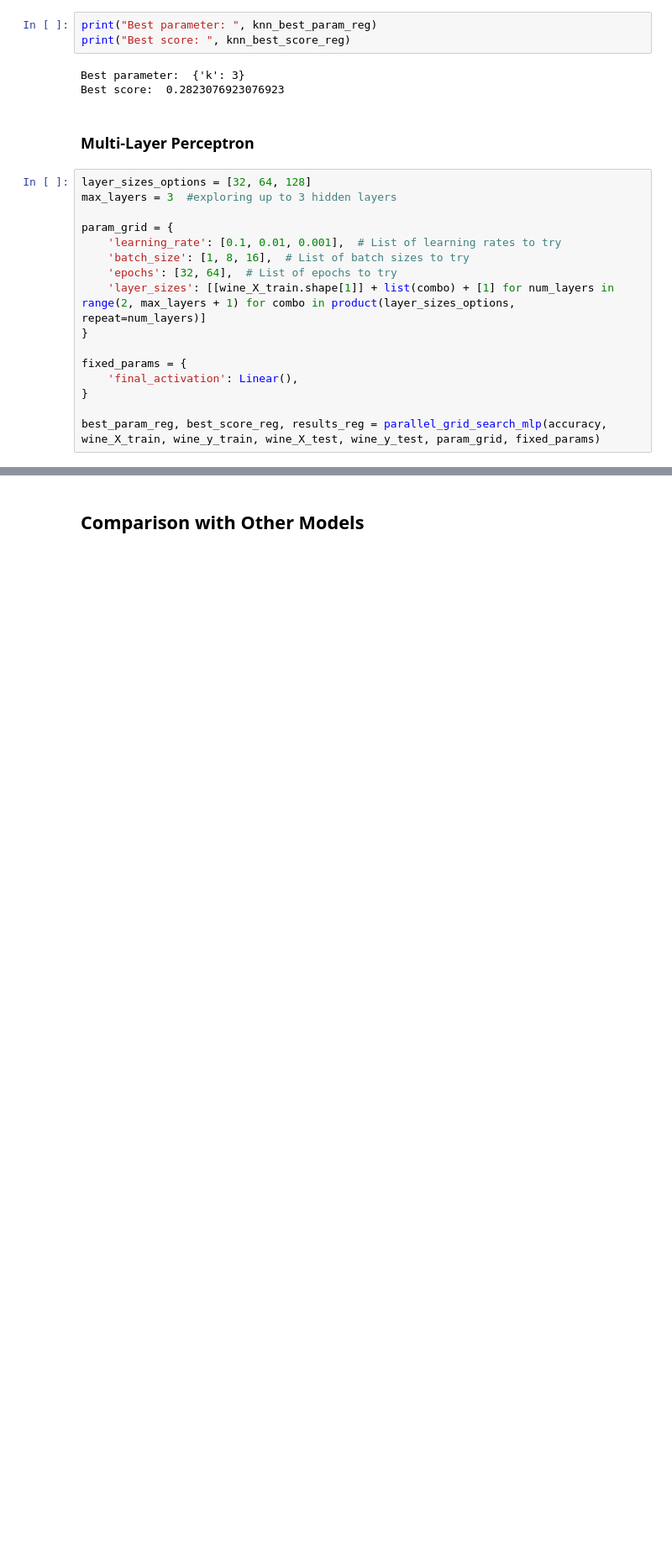
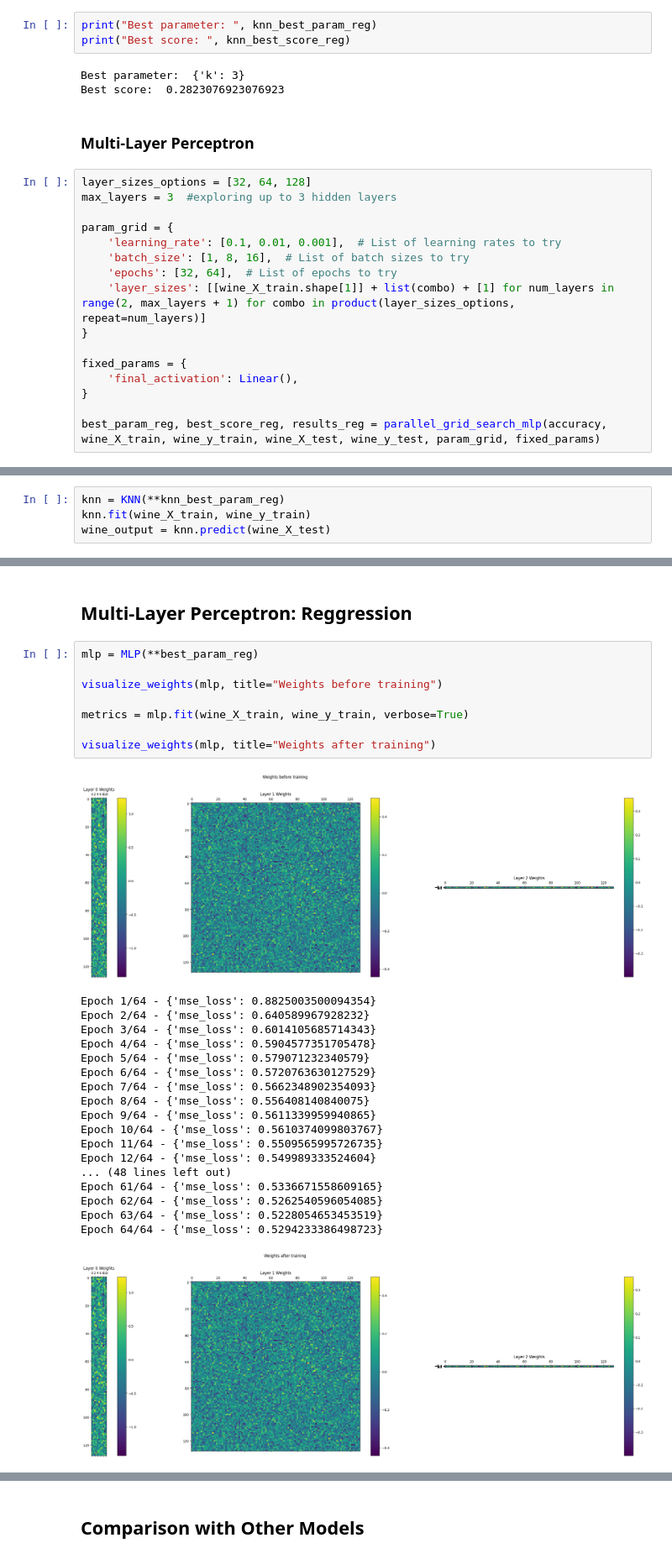
Before and after one commit to hectellian/ai-nn-project, a Jupyter notebook: results.ipynb, the cells around one changed output, grey strips where cells are left out. Shown at 84% size. Saved outputs shown, nothing was run; the diff lists cells and outputs as text; blank space fills up the shorter version.

```diff
--- a/results.ipynb
+++ b/results.ipynb
@@ -330,0 +268,4 @@ Best score:  0.5676923076923077
+# %%
+knn = KNN(**knn_best_param_reg)
+knn.fit(wine_X_train, wine_y_train)
+wine_output = knn.predict(wine_X_test)
@@ -330,0 +280,30 @@ Best score:  0.5676923076923077
+# %% [markdown]
+## Multi-Layer Perceptron: Reggression
+# %%
+mlp = MLP(**best_param_reg)
+
+visualize_weights(mlp, title="Weights before training")
+
+metrics = mlp.fit(wine_X_train, wine_y_train, verbose=True)
+
+visualize_weights(mlp, title="Weights after training")
+# %% [output]
+[figure, added]
+Epoch 1/64 - {'mse_loss': 0.8825003500094354}
+Epoch 2/64 - {'mse_loss': 0.640589967928232}
+Epoch 3/64 - {'mse_loss': 0.6014105685714343}
+Epoch 4/64 - {'mse_loss': 0.5904577351705478}
+Epoch 5/64 - {'mse_loss': 0.579071232340579}
+Epoch 6/64 - {'mse_loss': 0.5720763630127529}
+Epoch 7/64 - {'mse_loss': 0.5662348902354093}
+Epoch 8/64 - {'mse_loss': 0.556408140840075}
+Epoch 9/64 - {'mse_loss': 0.5611339959940865}
+Epoch 10/64 - {'mse_loss': 0.5610374099803767}
+Epoch 11/64 - {'mse_loss': 0.5509565995726735}
+Epoch 12/64 - {'mse_loss': 0.549989333524604}
+... (48 lines left out)
+Epoch 61/64 - {'mse_loss': 0.5336671558609165}
+Epoch 62/64 - {'mse_loss': 0.5262540596054085}
+Epoch 63/64 - {'mse_loss': 0.5228054653453519}
+Epoch 64/64 - {'mse_loss': 0.5294233386498723}
+[figure, added]
```
Also changed, not shown: parts of 30 cells of this notebook, 1 other file.
